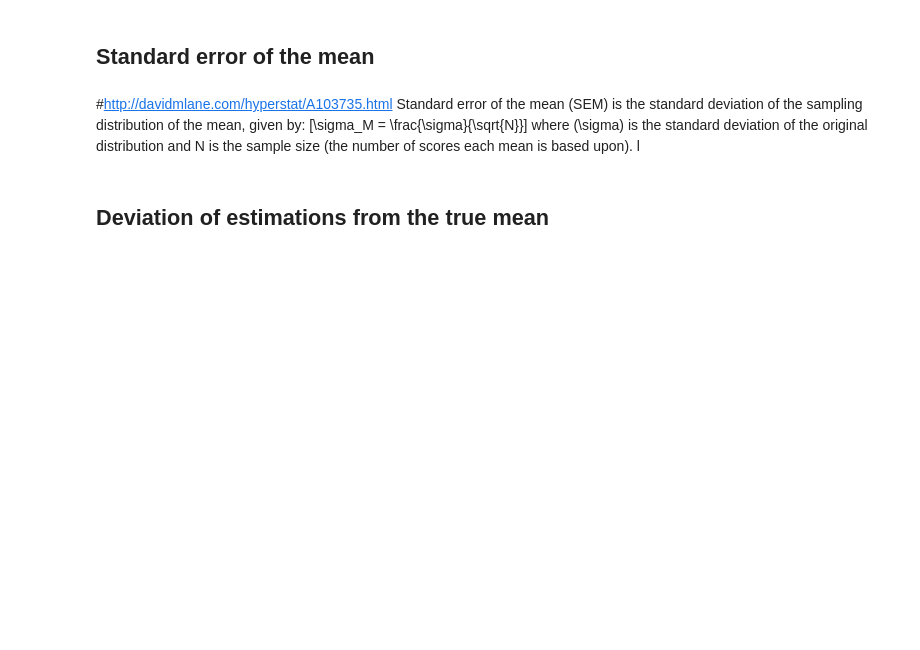
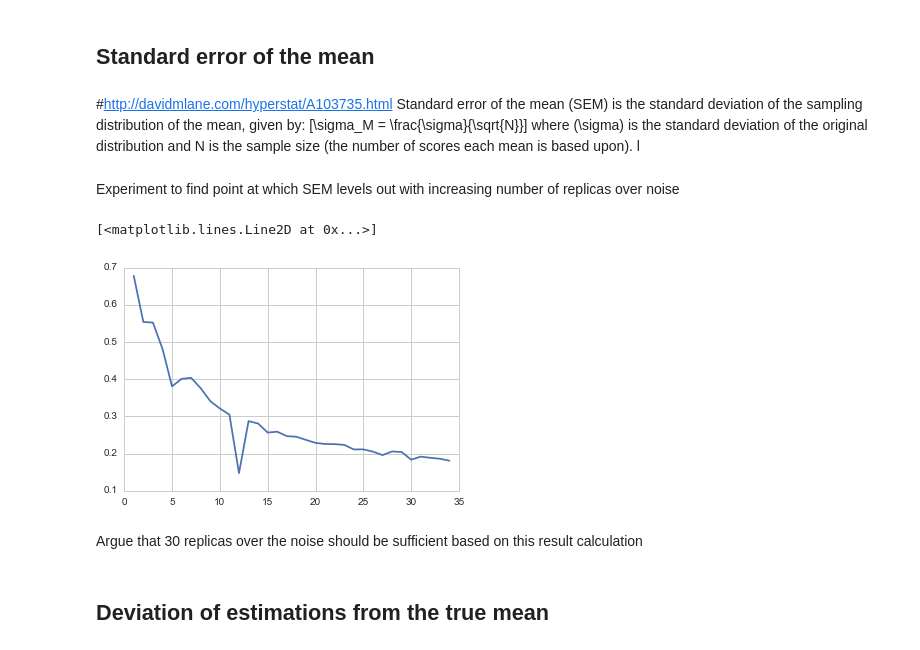
Before and after one commit to lanecodes/theoretical_modelling, a Jupyter notebook: theoretical_modelling.ipynb, the cells around one changed output. Drawn from its saved outputs; the diff is of its cells as text; code cells hidden in the pictures; blank space fills up the shorter version.

```diff
--- a/theoretical_modelling.ipynb
+++ b/theoretical_modelling.ipynb
@@ -168,3 +168,24 @@ interact(plot_mean_errors,particle='1',max_time=(0,5000,100),T=(0.01,0.10,0.01),
+# %% [markdown]
+Experiment to find point at which SEM levels out with increasing number of replicas over noise
+# %%
+    Tindex = np.where(np.around(exp.Tarray,2)==0.05)[0][0]
+    jampindex = np.where(np.around(exp.jamparray,1)==0.5)[0][0]
+    Rs = np.arange(1,36,1)
+    test_dir = dbase_path+'/Dparam/R/'
+
+    exps=[]
+
+    for R in Rs:
+        p_test={'N' : 50, 'R' : R, 'x0': 1.0, 't' : 1000, 'dt' : 0.01, 'eta': 0.0}
+        testExp=st.Experiment(test_dir,p_test,Tinfo,jamp_info,No_Jruns=1,save_ival=10)
+        testaveSEM = np.mean(testExp.runs[0].simulations[Tindex][jampindex].getSEM('D'))
+        exps.append(testaveSEM)
+    plt.plot(exps)
+# %% [output]
+[<matplotlib.lines.Line2D at 0x...>]
+[figure, added]
+# %% [markdown]
+Argue that 30 replicas over the noise should be sufficient based on this result calculation
 # %%
 def show_mean_hist_at_t(T,J,t):
     p= {'T' : T,'J' : J,'N' : n,'dt' : delta,'t' : time,'R' : replicas,'x0': x0amp,'e':eta}
```
Also changed, not shown: parts of 16 cells of this notebook, 1 other file.
